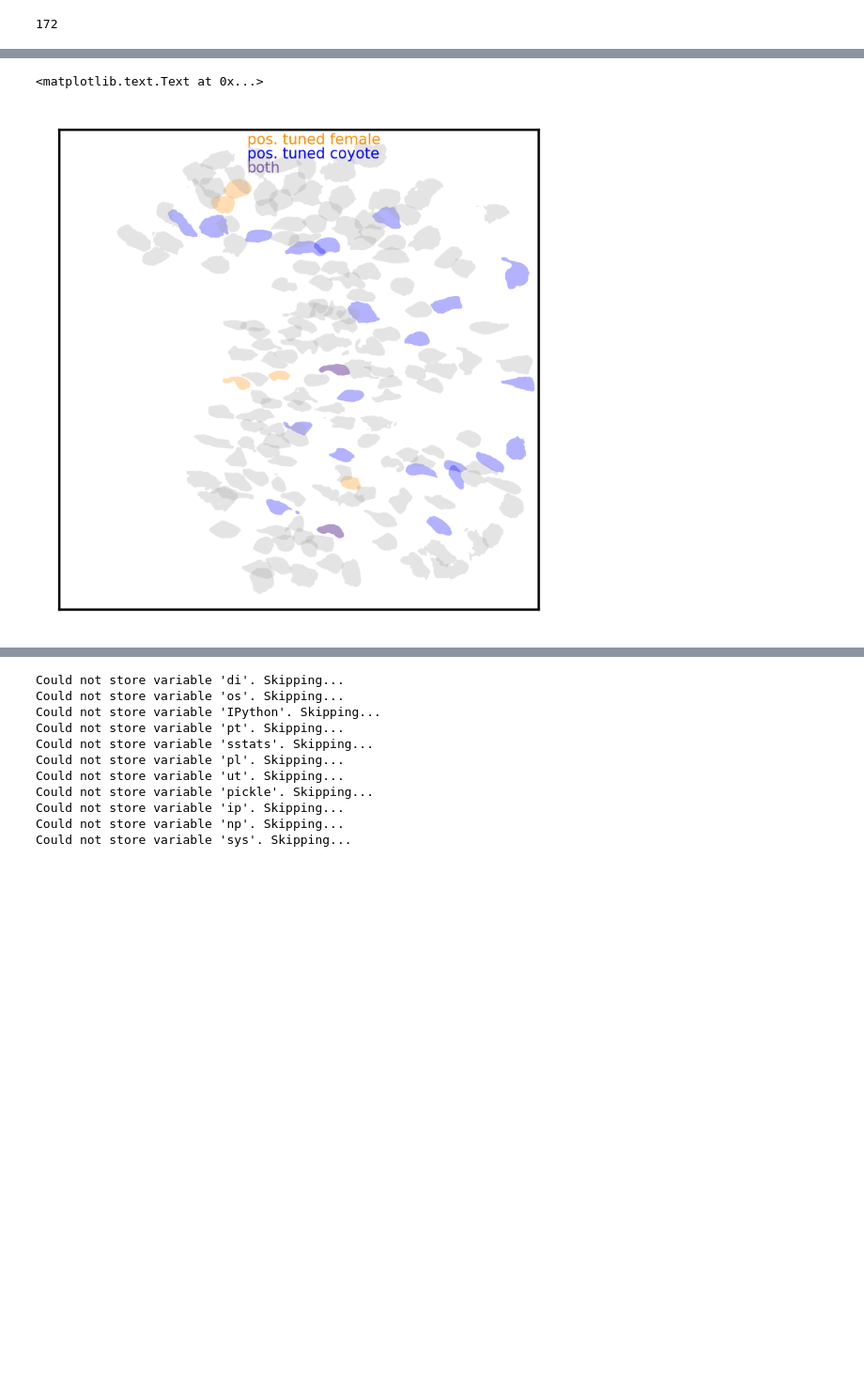
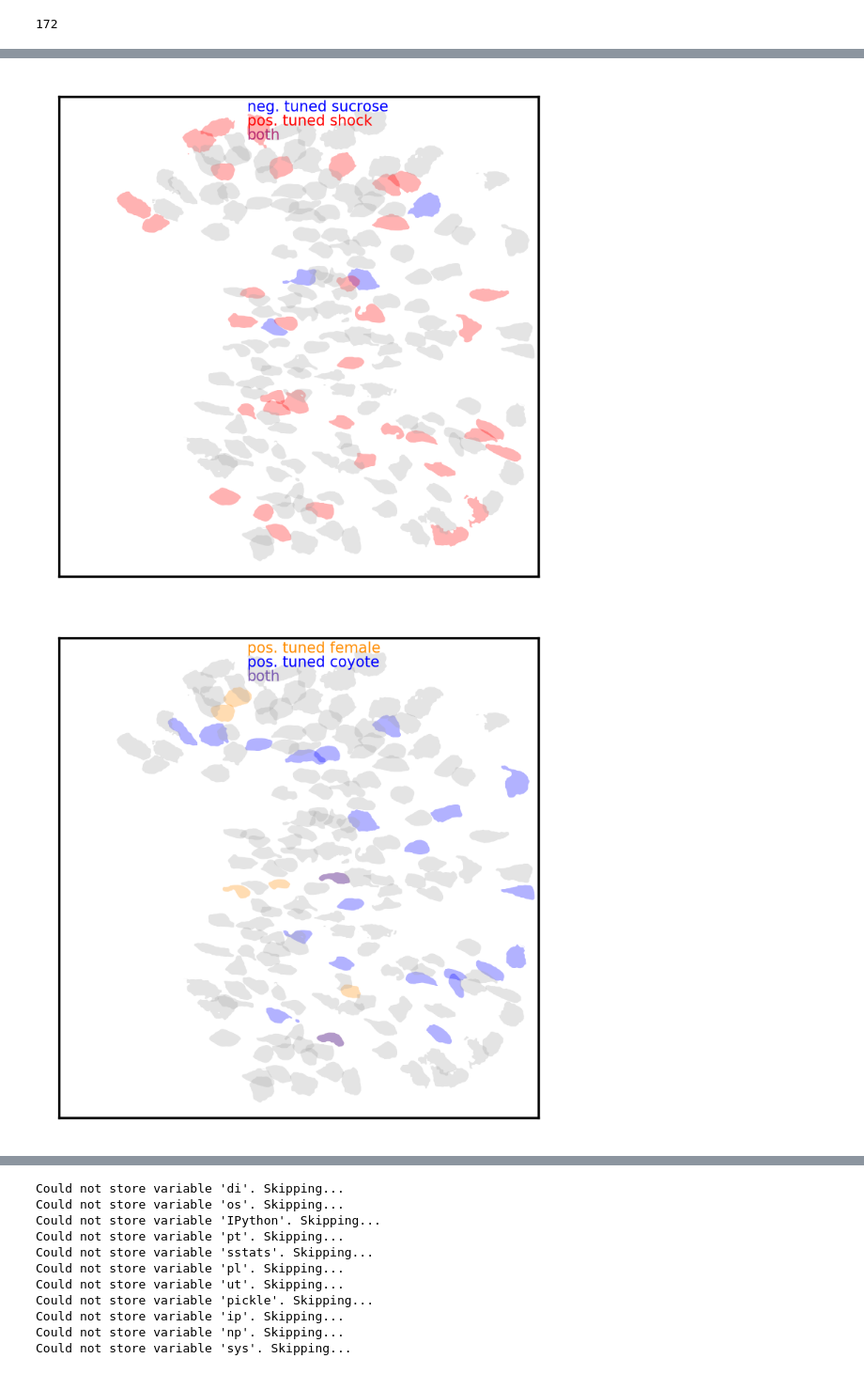
Before and after one commit to jeremybiane/2p_valence, a Jupyter notebook: results/c10m6/day1/blasts/notebooks/selectivity.ipynb, the cells around one changed output, grey strips where cells are left out. Shown at 94% size. Saved outputs shown, nothing was run; the diff lists cells and outputs as text; code cells hidden in the pictures; blank space fills up the shorter version.

```diff
--- a/results/c10m6/day1/blasts/notebooks/selectivity.ipynb
+++ b/results/c10m6/day1/blasts/notebooks/selectivity.ipynb
@@ -318,21 +370,45 @@ ax.text(200, 45, 'both', color='r', fontsize=5, alpha=0.5)
+# %%
+try:
+    list_of_cells = [tuned_cells['consumption_25_4s_us'][1], tuned_cells['shock_10_4s_us'][0]]
+    rest_of_cells = np.delete(range(events.shape[1]), np.concatenate(list_of_cells))
+    list_of_cells.append(rest_of_cells)
+
+    fig, ax = pl.subplots(1, 1, figsize=(3, 3))
+    pt.plot_rois(mean_image, contours,
+                 list_of_cells,
+                 colors=['b', 'r', '0.65'],
+                 ax=ax
+                )
+    ax.set_xticks(())
+    ax.set_yticks(())
+    ax.text(200, 15, 'neg. tuned sucrose', color='b', fontsize=5)
+    ax.text(200, 30, 'pos. tuned shock', color='r', fontsize=5)
+    ax.text(200, 45, 'both', color='b', fontsize=5, alpha=0.5)
+    ax.text(200, 45, 'both', color='r', fontsize=5, alpha=0.5)
+except:
+    print 'failed'
+# %% [output]
+[figure, added]
 # %%
-list_of_cells = [tuned_cells['female_4s_us'][0], tuned_cells['coyote_4s_us'][0]]
-rest_of_cells = np.delete(range(events.shape[1]), np.concatenate(list_of_cells))
-list_of_cells.append(rest_of_cells)
+try:
+    list_of_cells = [tuned_cells['female_4s_us'][0], tuned_cells['coyote_4s_us'][0]]
+    rest_of_cells = np.delete(range(events.shape[1]), np.concatenate(list_of_cells))
+    list_of_cells.append(rest_of_cells)
 
-fig, ax = pl.subplots(1, 1, figsize=(3, 3))
-pt.plot_rois(mean_image, contours,
-             list_of_cells,
-             colors=['darkorange', 'b', '0.65'],
-             ax=ax
-            )
-ax.set_xticks(())
-ax.set_yticks(())
-ax.text(200, 15, 'pos. tuned female', color='darkorange', fontsize=5)
-ax.text(200, 30, 'pos. tuned coyote', color='b', fontsize=5)
-ax.text(200, 45, 'both', color='darkorange', fontsize=5, alpha=0.5)
-ax.text(200, 45, 'both', color='b', fontsize=5, alpha=0.5)
+    fig, ax = pl.subplots(1, 1, figsize=(3, 3))
+    pt.plot_rois(mean_image, contours,
+                 list_of_cells,
+                 colors=['darkorange', 'b', '0.65'],
+                 ax=ax
+                )
+    ax.set_xticks(())
+    ax.set_yticks(())
+    ax.text(200, 15, 'pos. tuned female', color='darkorange', fontsize=5)
+    ax.text(200, 30, 'pos. tuned coyote', color='b', fontsize=5)
+    ax.text(200, 45, 'both', color='darkorange', fontsize=5, alpha=0.5)
+    ax.text(200, 45, 'both', color='b', fontsize=5, alpha=0.5)
+except:
+    print 'failed'
 # %% [output]
-<matplotlib.text.Text at 0x...>
 [figure]
 # %%
```
Also changed, not shown: parts of 16 cells of this notebook.
